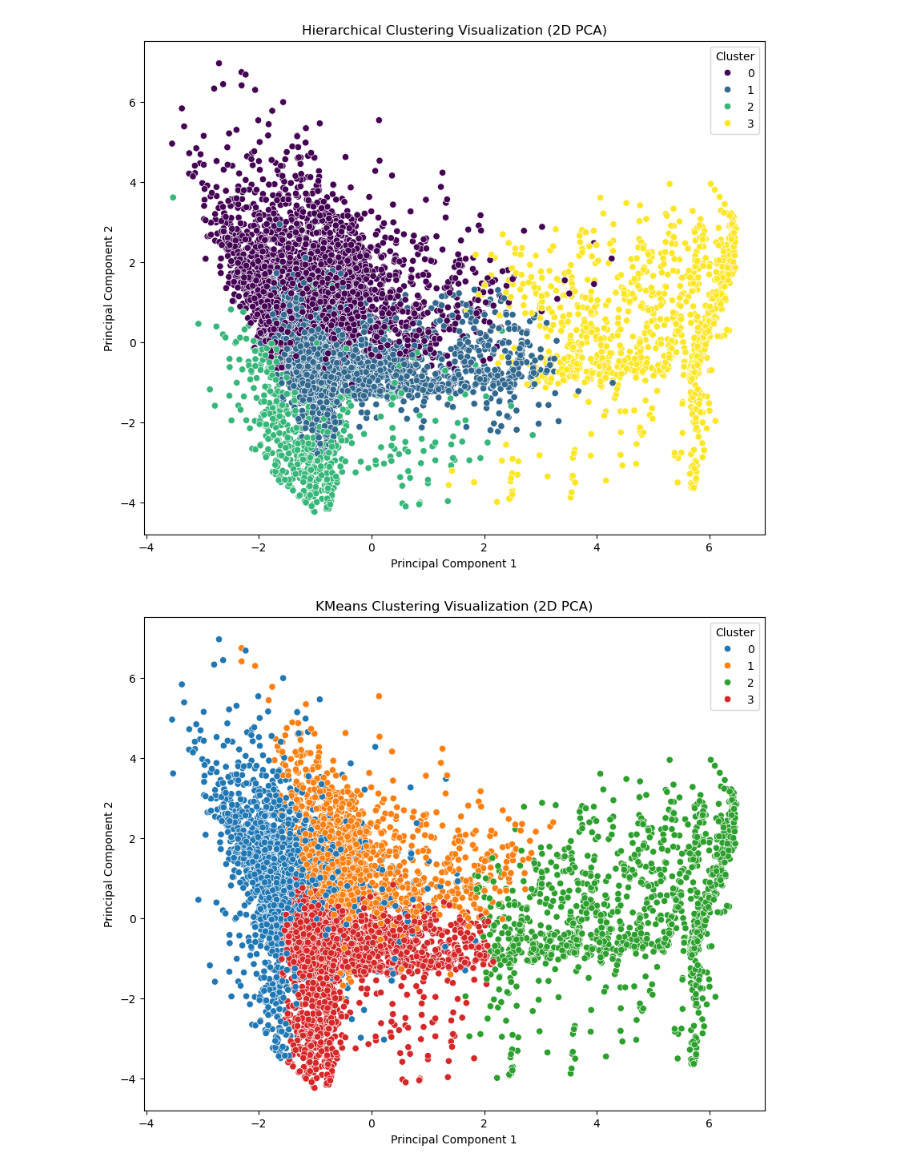
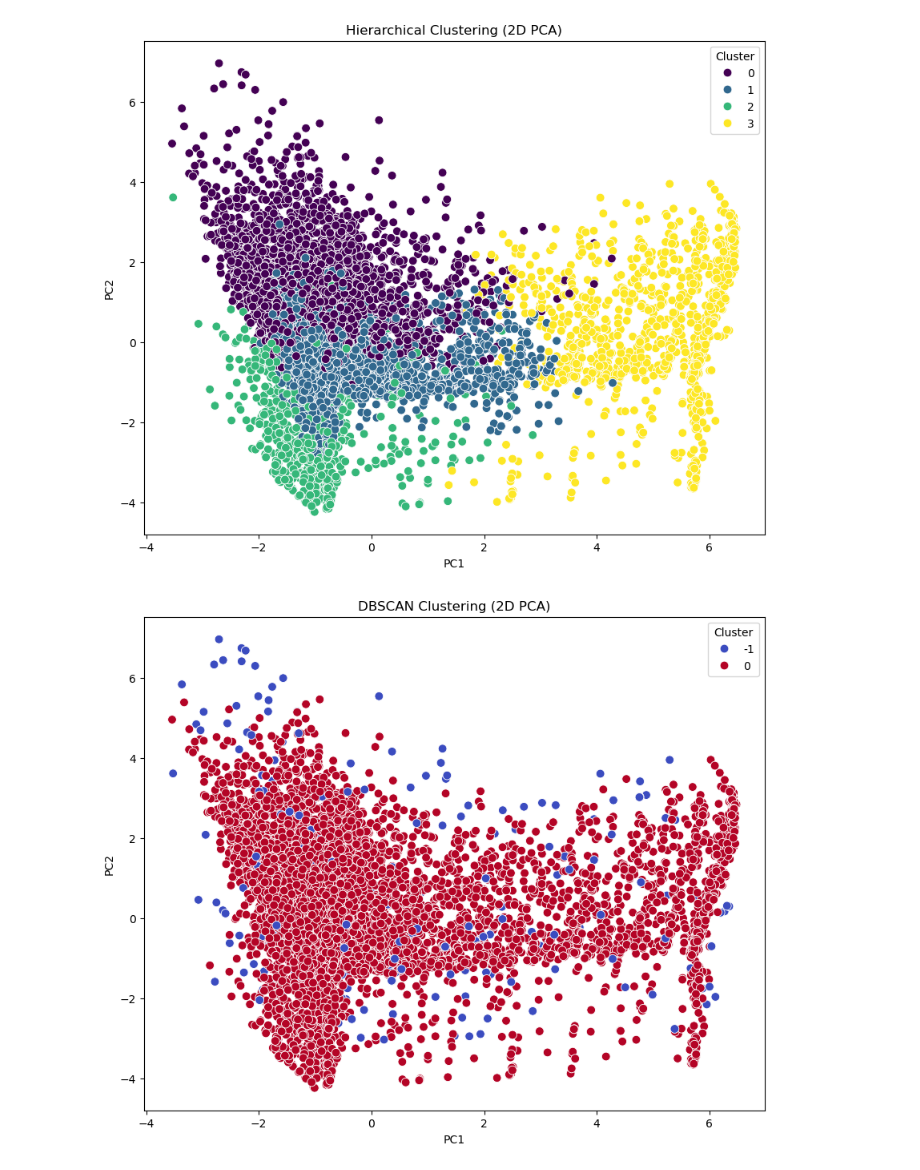
Before and after one commit to Jhananishri-B/CLUSTERING_TASK, a Jupyter notebook: CODE.ipynb, the cells around one changed output. Cells and saved outputs as stored; diff of their text form; code cells hidden in the pictures.

```diff
--- a/CODE.ipynb
+++ b/CODE.ipynb
@@ -46,0 +48,14 @@ See the caveats in the documentation: https://pandas.pydata.org/pandas-docs/stab
+# %%
+best_k=4
+kmeans=KMeans(n_clusters=best_k, random_state=42, n_init=50)
+kmeans_labels=kmeans.fit_predict(df_scaled)
+pca_df['KMeans_Cluster']=kmeans_labels
+
+plt.figure(figsize=(10,8))
+sns.scatterplot(x='PC1',y='PC2',hue='KMeans_Cluster',data=pca_df,palette='tab10',s=60)
+plt.title('K-Means Clustering (2D PCA)')
+plt.xlabel('PC1')
+plt.ylabel('PC2')
+plt.legend(title='Cluster')
+plt.grid(False)
+plt.show()
@@ -47,32 +64,31 @@ See the caveats in the documentation: https://pandas.pydata.org/pandas-docs/stab
 # %%
-hierarchical_model=AgglomerativeClustering(n_clusters=4,metric='euclidean',linkage='ward')
-hierarchical_labels=hierarchical_model.fit_predict(df_processed)
+linkage_method='ward'
+hierarchical=AgglomerativeClustering(n_clusters=best_k, linkage=linkage_method)
+hier_labels=hierarchical.fit_predict(df_scaled)
+pca_df['Hierarchical_Cluster']=hier_labels
 
-pca_df['Hierarchical_Cluster']=hierarchical_labels
 plt.figure(figsize=(10,8))
-sns.scatterplot(x='PC1',y='PC2',hue='Hierarchical_Cluster',data=pca_df,palette='viridis')
-plt.title('Hierarchical Clustering Visualization (2D PCA)')
-plt.xlabel('Principal Component 1')
-plt.ylabel('Principal Component 2')
+sns.scatterplot(x='PC1',y='PC2',hue='Hierarchical_Cluster',data=pca_df,palette='viridis',s=60)
+plt.title('Hierarchical Clustering (2D PCA)')
+plt.xlabel('PC1')
+plt.ylabel('PC2')
 plt.legend(title='Cluster')
 plt.grid(False)
 plt.show()
 # %% [output]
-[figure, old version]
+[figure, new version]
 # %%
-from sklearn.cluster import KMeans
-
-kmeans=KMeans(n_clusters=4,random_state=42)
-kmeans_labels=kmeans.fit_predict(df_processed)
-pca_df['KMeans_Cluster']=kmeans_labels
+dbscan=DBSCAN(eps=1.5, min_samples=5)
+db_labels=dbscan.fit_predict(df_scaled)
+pca_df['DBSCAN_Cluster']=db_labels
 
 plt.figure(figsize=(10,8))
-sns.scatterplot(x='PC1',y='PC2',hue='KMeans_Cluster',data=pca_df,palette='tab10')
-plt.title('KMeans Clustering Visualization (2D PCA)')
-plt.xlabel('Principal Component 1')
-plt.ylabel('Principal Component 2')
+sns.scatterplot(x='PC1',y='PC2',hue='DBSCAN_Cluster',data=pca_df,palette='coolwarm',s=60)
+plt.title('DBSCAN Clustering (2D PCA)')
+plt.xlabel('PC1')
+plt.ylabel('PC2')
 plt.legend(title='Cluster')
 plt.grid(False)
 plt.show()
 # %% [output]
-[figure, old version]
+[figure, new version]
```
Also changed, not shown: parts of 10 cells of this notebook.
